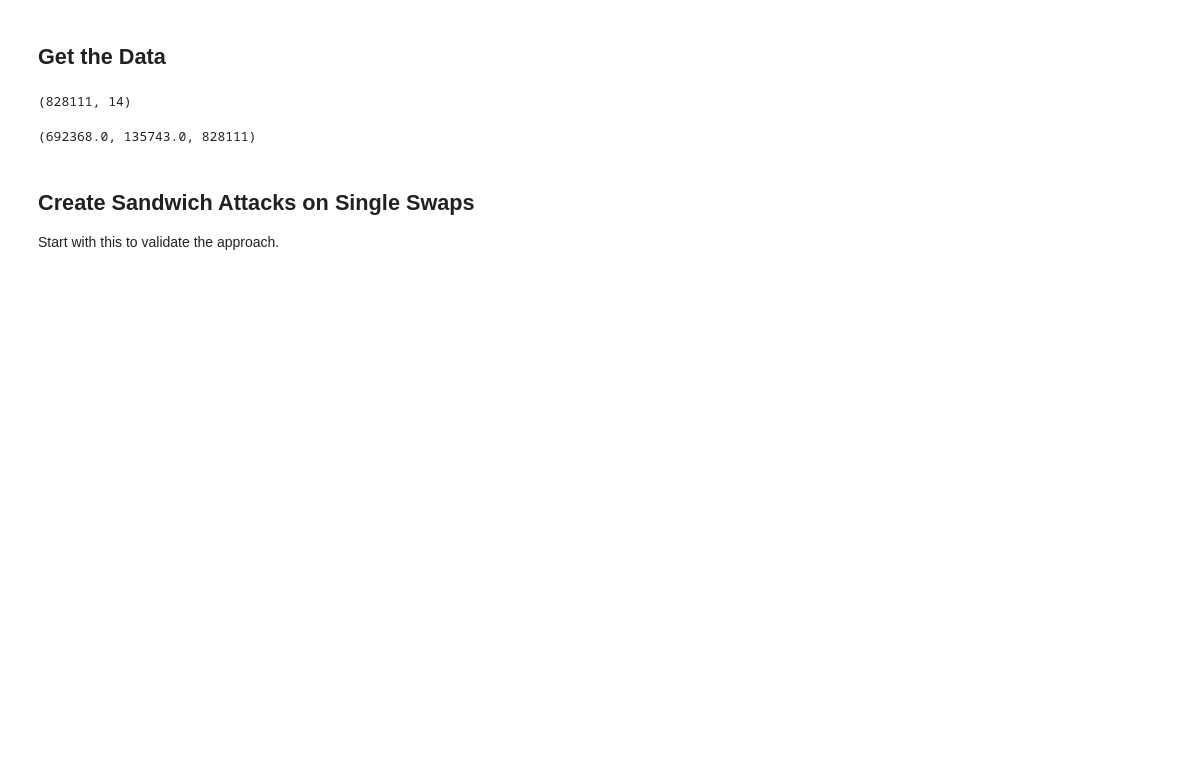
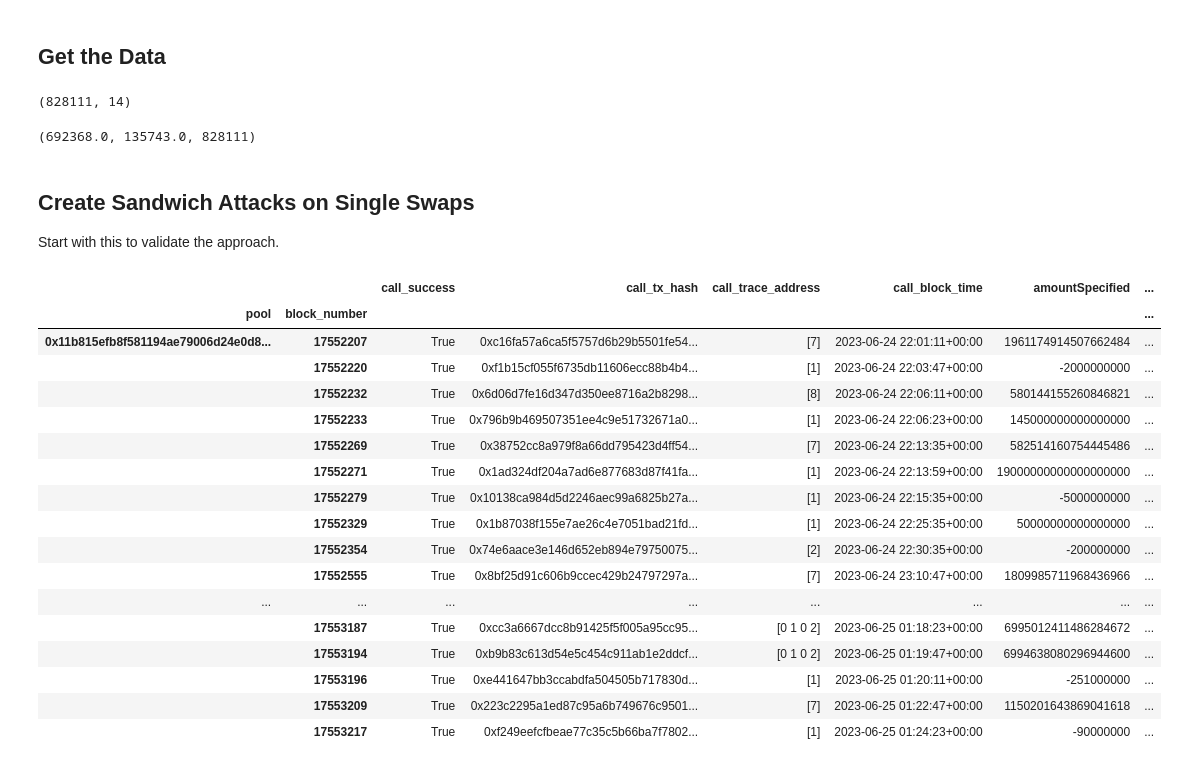
Before and after one commit to ankile/defi-measurement, a Jupyter notebook: experiments/auction_model.ipynb, the cells around one changed output. Drawn from its saved outputs; the diff is of its cells as text; code cells hidden in the pictures; blank space fills up the shorter version.

```diff
--- a/experiments/auction_model.ipynb
+++ b/experiments/auction_model.ipynb
@@ -19,6 +19,13 @@ sys.path.append("..")
 import matplotlib.pyplot as plt
 import numpy as np
 import pandas as pd
+
+# Set display options
+pd.set_option('display.max_colwidth', None)  # Display entire cell content
+pd.set_option('display.max_rows', 50)    # Display all rows
+pd.set_option('display.max_columns', None) # Display all columns
+
+
 import psycopg2
 import sqlalchemy
 from dotenv import load_dotenv
@@ -80,0 +80,47 @@ single_swap_blocks = dict(sorted(single_swap_blocks.items(), key=lambda item: le
+# %%
+single_swap_blocks = swap_counts[swap_counts == 1].sort_index()
+
+df_single = df.set_index(['pool', 'block_number']).loc[single_swap_blocks.index]
+
+# Group by level 0 and count unique values in level 1
+grouped_counts = df_single.groupby(level=0).apply(lambda x: x.index.get_level_values(1).nunique())
+
+# Sort the indices based on the counts
+sorted_indices = grouped_counts.sort_values(ascending=False).index
+
+# Reindex the DataFrame based on this sorted order
+df_single_sorted = df_single.loc[sorted_indices]
+
+from decimal import Decimal, getcontext
+
+# Set the precision to a sufficiently high value
+getcontext().prec = 100
+
+df_single_sorted = df_single_sorted.dropna(subset=['sqrtPriceLimitX96', 'output_amount0', 'output_amount1'])
+
+# Convert the fixed-point numbers to Decimal and perform the calculation
+df_single_sorted['priceLimit'] = df_single_sorted['sqrtPriceLimitX96'].apply(lambda x: float((Decimal(x) / (2**96))**2))
+
+# Calculate the price realized per swap
+df_single_sorted['priceRealized'] = df_single_sorted['output_amount1'].astype(float).abs() / df_single_sorted['output_amount0'].astype(float).abs()
+
+df_single_sorted[df_single_sorted.zeroForOne].head(n=50)
+# %% [output]
+|  |  | call_success | call_tx_hash | call_trace_address | call_block_time | amountSpecified | ... |
+| pool | block_number |  |  |  |  |  | ... |
+| 0x11b815efb8f581194ae79006d24e0d8... | 17552207 | True | 0xc16fa57a6ca5f5757d6b29b5501fe54... | [7] | 2023-06-24 22:01:11+00:00 | 1961174914507662484 | ... |
+|  | 17552220 | True | 0xf1b15cf055f6735db11606ecc88b4b4... | [1] | 2023-06-24 22:03:47+00:00 | -2000000000 | ... |
+|  | 17552232 | True | 0x6d06d7fe16d347d350ee8716a2b8298... | [8] | 2023-06-24 22:06:11+00:00 | 580144155260846821 | ... |
+|  | 17552233 | True | 0x796b9b469507351ee4c9e51732671a0... | [1] | 2023-06-24 22:06:23+00:00 | 145000000000000000 | ... |
+|  | 17552269 | True | 0x38752cc8a979f8a66dd795423d4ff54... | [7] | 2023-06-24 22:13:35+00:00 | 582514160754445486 | ... |
+|  | 17552271 | True | 0x1ad324df204a7ad6e877683d87f41fa... | [1] | 2023-06-24 22:13:59+00:00 | 19000000000000000000 | ... |
+|  | 17552279 | True | 0x10138ca984d5d2246aec99a6825b27a... | [1] | 2023-06-24 22:15:35+00:00 | -5000000000 | ... |
+|  | 17552329 | True | 0x1b87038f155e7ae26c4e7051bad21fd... | [1] | 2023-06-24 22:25:35+00:00 | 50000000000000000 | ... |
+|  | 17552354 | True | 0x74e6aace3e146d652eb894e79750075... | [2] | 2023-06-24 22:30:35+00:00 | -200000000 | ... |
+|  | 17552555 | True | 0x8bf25d91c606b9ccec429b24797297a... | [7] | 2023-06-24 23:10:47+00:00 | 1809985711968436966 | ... |
+| ... | ... | ... | ... | ... | ... | ... | ... |
+|  | 17553187 | True | 0xcc3a6667dcc8b91425f5f005a95cc95... | [0 1 0 2] | 2023-06-25 01:18:23+00:00 | 6995012411486284672 | ... |
+|  | 17553194 | True | 0xb9b83c613d54e5c454c911ab1e2ddcf... | [0 1 0 2] | 2023-06-25 01:19:47+00:00 | 6994638080296944600 | ... |
+|  | 17553196 | True | 0xe441647bb3ccabdfa504505b717830d... | [1] | 2023-06-25 01:20:11+00:00 | -251000000 | ... |
+|  | 17553209 | True | 0x223c2295a1ed87c95a6b749676c9501... | [7] | 2023-06-25 01:22:47+00:00 | 1150201643869041618 | ... |
+|  | 17553217 | True | 0xf249eefcfbeae77c35c5b66ba7f7802... | [1] | 2023-06-25 01:24:23+00:00 | -90000000 | ... |
```
Also changed, not shown: parts of 7 cells of this notebook, 1 other file.
